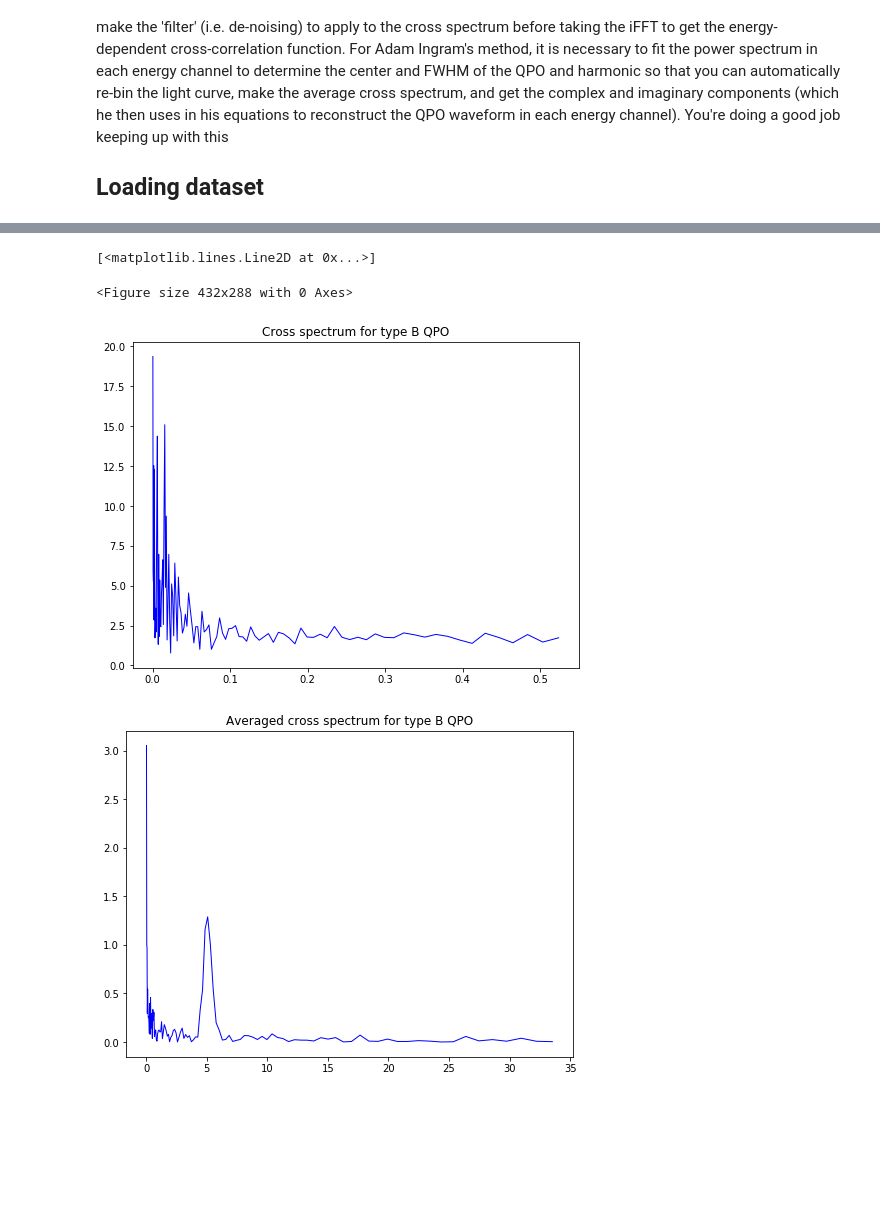
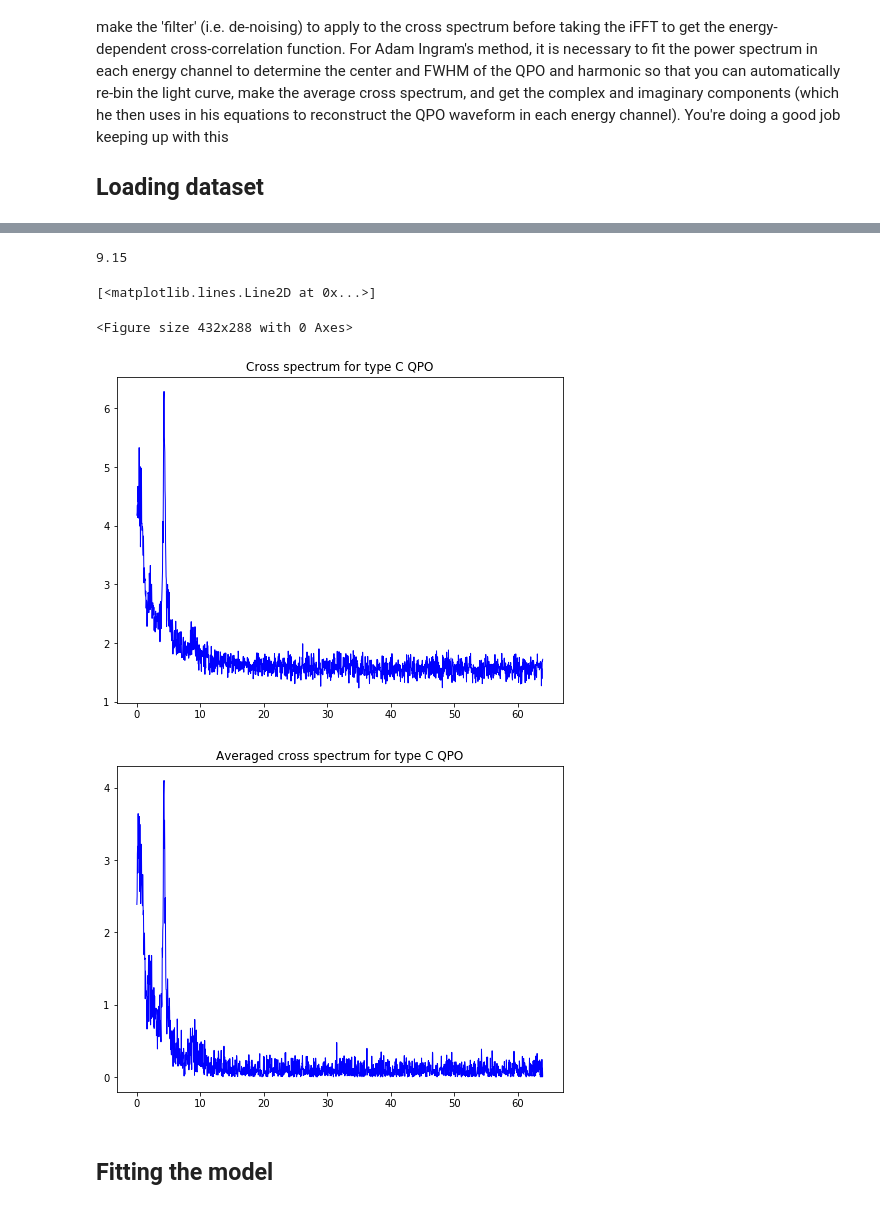
Before and after one commit to swapsha96/gsoc-learning, a Jupyter notebook: week2/Averaged Cross Spectrum.ipynb, the cells around one changed output, grey strips where cells are left out. Cells and saved outputs as stored; diff of their text form; code cells hidden in the pictures; blank space fills up the shorter version.

Commit message:
attempted fitting on type C QPO

```diff
--- a/week2/Averaged Cross Spectrum.ipynb
+++ b/week2/Averaged Cross Spectrum.ipynb
@@ -19,7 +19,7 @@ import matplotlib.font_manager as font_manager
 type_b = "./toy_TypeB_lightcurve.fits"
 type_c = "./toy_TypeC_lightcurve.fits"
 
-lc_fits = Table.read(type_b)
+lc_fits = Table.read(type_c)
 meta = lc_fits.meta
 print(lc_fits.info())
 print(meta)
@@ -112,24 +112,32 @@ lc1 = Lightcurve(times, ref_counts, dt=dt)
 lc2 = Lightcurve(times, ci_counts[0], dt=dt)
 # %%
 cs1 = Crossspectrum(lc1=lc1, lc2=lc2, norm='leahy', amplitude=True)
-cs1 = cs1.rebin_log(0.04) # rebinning
+cs1 = cs1.rebin(0.04) # rebinning
 # %%
 avg_cs1 = AveragedCrossspectrum(lc1=lc1, lc2=lc2, segment_size=n_seg, norm='leahy')
-avg_cs1 = avg_cs1.rebin_log(0.04) #rebinning
+avg_cs1 = avg_cs1.rebin(0.04) #rebinning
+# %%
+r = int(1600/64)
+index = np.argmax(avg_cs1.power[8*r:10*r]) + r*8
+avg_cs1.freq[228]
+# %% [output]
+9.15
 # %%
 n = len(cs1.freq)
-range_start, range_stop = int(0 * n / 64), int(30 * n / 64)
+range_start, range_stop = int(0 * n / 64), int(64 * n / 64)
 
 plt.tight_layout()
 plt.subplots(0,0, figsize=(8,6))
-plt.title("Cross spectrum for type B QPO")
+plt.title("Cross spectrum for type C QPO")
 plt.plot(cs1.freq[range_start:range_stop], np.abs(cs1.power)[range_start:range_stop], lw=1, color='blue')
 
 plt.subplots(1,1, figsize=(8,6))
-plt.title("Averaged cross spectrum for type B QPO")
+plt.title("Averaged cross spectrum for type C QPO")
 plt.plot(avg_cs1.freq[range_start:range_stop], np.abs(avg_cs1.power)[range_start:range_stop], lw=1, color='blue')
 # %% [output]
 [<matplotlib.lines.Line2D at 0x...>]
 <Figure size 432x288 with 0 Axes>
-[figure, old version]
+[figure, new version]
-[figure, old version]
+[figure, new version]
+# %% [markdown]
+## Fitting the model
```
Also changed, not shown: parts of 6 cells of this notebook.
